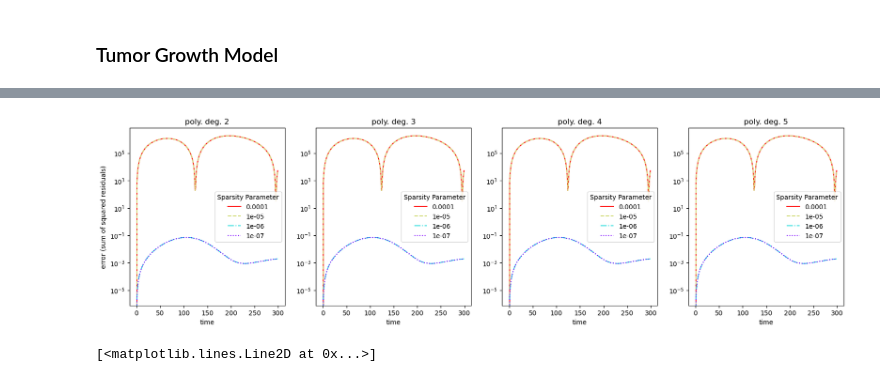
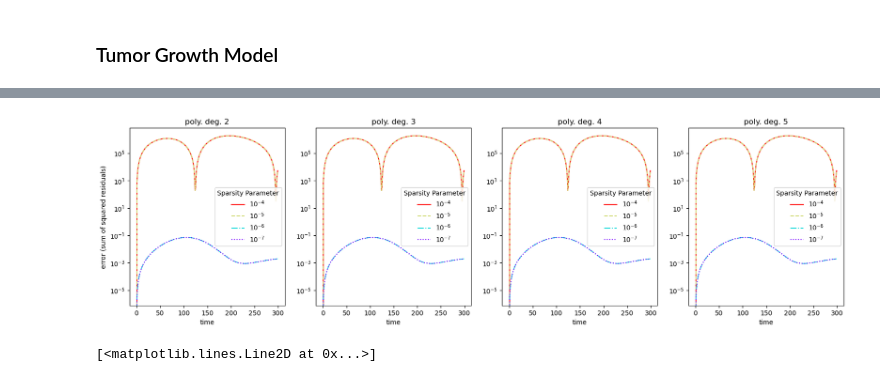
Before and after one commit to eabogle/SINDy_Sandbox, a Jupyter notebook: Tumor Growth Model.ipynb, the cells around one changed output, grey strips where cells are left out. Drawn from its saved outputs; the diff is of its cells as text; code cells hidden in the pictures.

```diff
--- a/Tumor Growth Model.ipynb
+++ b/Tumor Growth Model.ipynb
@@ -57,9 +57,10 @@ x_test = solve_ivp(tumor, t_test_span,
                    x0_test, t_eval=t_test, **integrator_keywords).y.T
 
 model = ps.SINDy(
-        optimizer=ps.STLSQ(threshold=0.000001),
+        optimizer=ps.STLSQ(threshold=0.00001),
         feature_library=ps.PolynomialLibrary(degree=2)
     )
 model.fit(x_train, t=dt)
 model.print()
+normalize_columns=True
 # %% [output]
@@ -88,7 +89,7 @@ x5_sim_lamb = []
 
 for lamb in lamb_levels:
     model = ps.SINDy(
-        optimizer=ps.STLSQ(threshold=lamb, normalize_columns=True),
+        optimizer=ps.STLSQ(threshold=lamb),
         feature_library=ps.PolynomialLibrary(degree=2)
     )
     model.fit(x_train, t=dt)
@@ -105,7 +106,8 @@ for lamb in lamb_levels:
     model.fit(x_train, t=dt)
     models3_lamb.append(model)
     x3_sim_lamb.append(model.simulate(x0_train, t_sim))
-    #print(f"degree = 2, lamb=",{lamb}, model.score(x_test, t=dt))
+    print(f"degree = 3, lamb=",{lamb}, model.score(x_test, t=dt))
+    model.print()
 
 for lamb in lamb_levels:
     model = ps.SINDy(
@@ -115,7 +117,8 @@ for lamb in lamb_levels:
     model.fit(x_train, t=dt)
     models4_lamb.append(model)
     x4_sim_lamb.append(model.simulate(x0_train, t_sim))
-    #print(f"degree = 2, lamb=",{lamb}, model.score(x_test, t=dt))
+    print(f"degree = 4, lamb=",{lamb}, model.score(x_test, t=dt))
+    model.print()
 
 for lamb in lamb_levels:
     model = ps.SINDy(
@@ -125,5 +128,6 @@ for lamb in lamb_levels:
     model.fit(x_train, t=dt)
     models5_lamb.append(model)
     x5_sim_lamb.append(model.simulate(x0_train, t_sim))
-    #print(f"degree = 2, lamb=",{lamb}, model.score(x_test, t=dt))
+    print(f"degree = 5, lamb=",{lamb}, model.score(x_test, t=dt))
+    model.print()
 # %% [output]
@@ -138,5 +151,6 @@ degree = 2, lamb= {1e-07} 0.999999996915769
 # %%
 colors = rainbow(np.linspace(1, 0, len(models2_lamb)))
+legend_labels = ["$10^{-4}$", "$10^{-5}$", "$10^{-6}$", "$10^{-7}$"]
 line_styles = ['-', '--', '-.', ':']
 
 fig, axs = plt.subplots(1, 4, figsize=(20, 5))
@@ -149,7 +163,7 @@ for i, x in enumerate(x2_sim_lamb):
         label=lamb_levels[i],
     )
 axs[0].set(xlabel="time", ylabel = "error (sum of squared residuals)",title="poly. deg. 2")
-axs[0].legend(title="Sparsity Parameter")
+axs[0].legend(title="Sparsity Parameter", labels = legend_labels)
 
 for i, x in enumerate(x3_sim_lamb):
     axs[1].semilogy(
@@ -157,37 +171,37 @@ for i, x in enumerate(x3_sim_lamb):
         np.sum((x - x_train[: t_sim.size]) ** 2, axis=1),
         color=colors[i],
         linestyle=line_styles[i % len(line_styles)],
         label=lamb_levels[i],
     )
 axs[1].set(xlabel="time",title="poly. deg. 3")
-axs[1].legend(title="Sparsity Parameter")
+axs[1].legend(title="Sparsity Parameter", labels = legend_labels)
 
 for i, x in enumerate(x4_sim_lamb):
     axs[2].semilogy(
         t_sim,
         np.sum((x - x_train[: t_sim.size]) ** 2, axis=1),
         color=colors[i],
          linestyle=line_styles[i % len(line_styles)],
         label=lamb_levels[i],
     )
 axs[2].set(xlabel="time", title="poly. deg. 4")
-axs[2].legend(title="Sparsity Parameter")
+axs[2].legend(title="Sparsity Parameter", labels = legend_labels)
 
 for i, x in enumerate(x5_sim_lamb):
     axs[3].semilogy(
         t_sim,
         np.sum((x - x_train[: t_sim.size]) ** 2, axis=1),
         color=colors[i],
         linestyle=line_styles[i % len(line_styles)],
         label=lamb_levels[i],
     )
 axs[3].set(xlabel="time", title="poly. deg. 5")
-axs[3].legend(title="Sparsity Parameter")
+axs[3].legend(title="Sparsity Parameter", labels = legend_labels)
 
 fig.show()
 plt.savefig('tumor1.png')
 # %% [output]
-[figure, old version]
+[figure, new version]
 # %%
 # Simulate and plot the results
 
```
Also changed, not shown: parts of 3 cells of this notebook, 2 other files.
